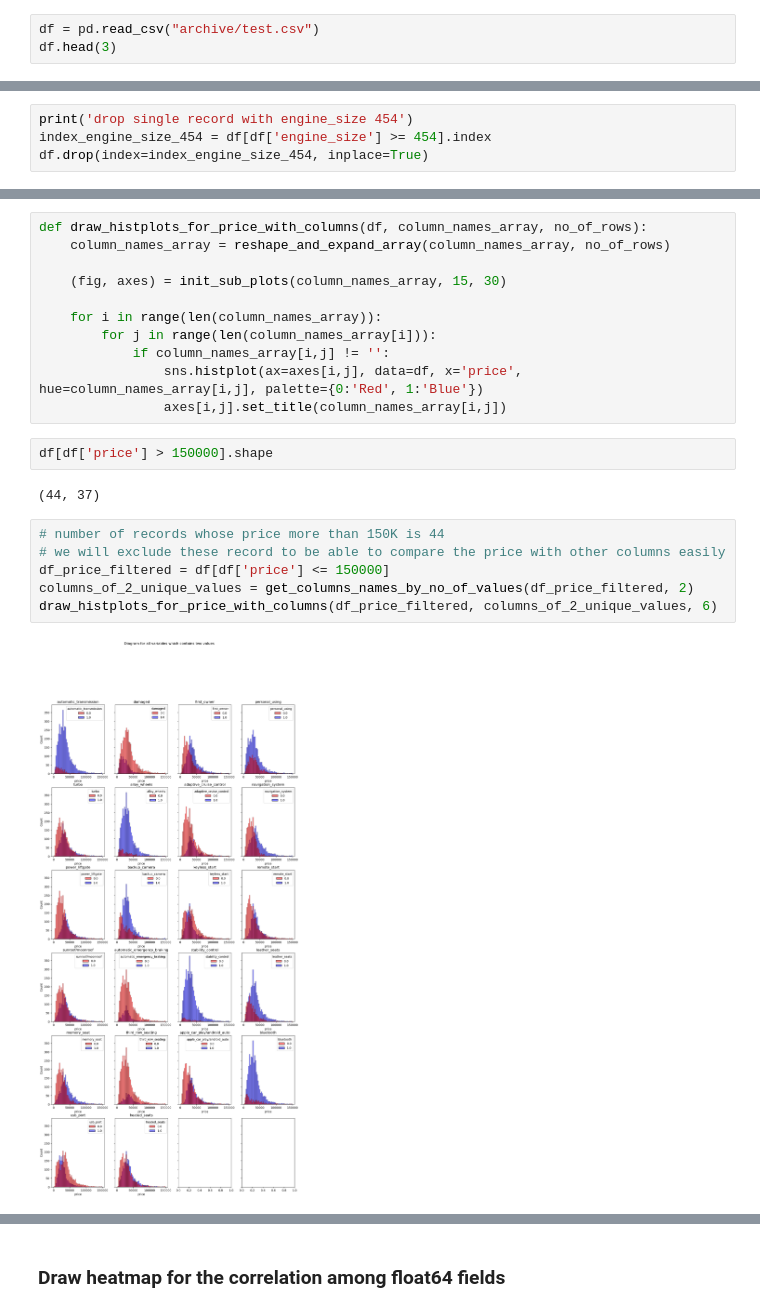
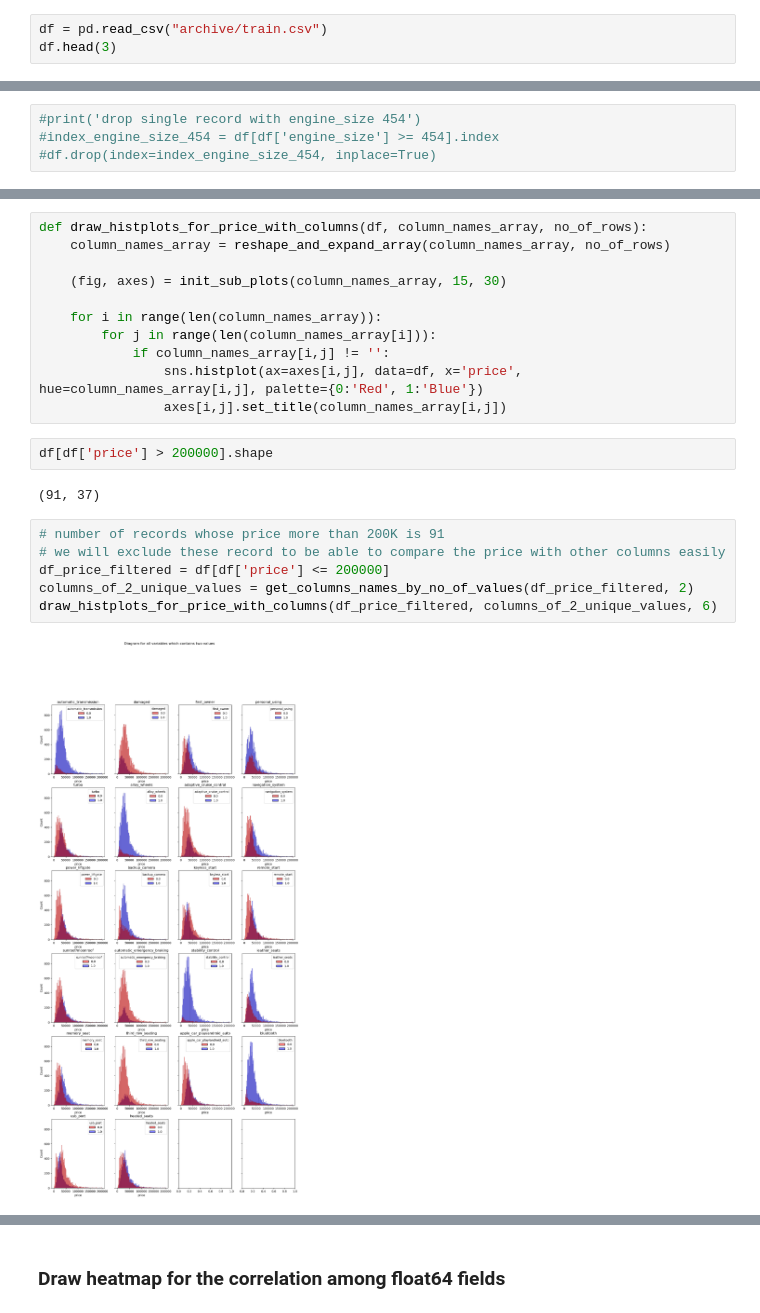
Before and after one commit to aahmedsherif/MachineLearning-UsedCars, a Jupyter notebook: mid-project-used-cars.ipynb, the cells around one changed output, grey strips where cells are left out. Saved outputs shown, nothing was run; the diff lists cells and outputs as text.

Commit message:
read train.csv instead of test.csv

```diff
--- a/mid-project-used-cars.ipynb
+++ b/mid-project-used-cars.ipynb
@@ -15,7 +15,7 @@ import plotly.express as px
 # %% [markdown]
 ### Read Dataset
 # %%
-df = pd.read_csv("archive/test.csv")
+df = pd.read_csv("archive/train.csv")
 df.head(3)
 # %% [output]
 |  | brand | model | year | mileage | engine | engine_size | transmission | automatic_transmission | ... |
@@ -370,4 +381,4 @@ df[df['engine_size'] >= 454]
 # %%
-print('drop single record with engine_size 454')
-index_engine_size_454 = df[df['engine_size'] >= 454].index
-df.drop(index=index_engine_size_454, inplace=True)
+#print('drop single record with engine_size 454')
+#index_engine_size_454 = df[df['engine_size'] >= 454].index
+#df.drop(index=index_engine_size_454, inplace=True)
@@ -588,17 +597,17 @@ def draw_histplots_for_price_with_columns(df, column_names_array, no_of_rows):
                 sns.histplot(ax=axes[i,j], data=df, x='price', hue=column_names_array[i,j], palette={0:'Red', 1:'Blue'})
                 axes[i,j].set_title(column_names_array[i,j])
 # %%
-df[df['price'] > 150000].shape
+df[df['price'] > 200000].shape
 # %% [output]
-(44, 37)
+(91, 37)
 # %%
-# number of records whose price more than 150K is 44
+# number of records whose price more than 200K is 91
 # we will exclude these record to be able to compare the price with other columns easily
-df_price_filtered = df[df['price'] <= 150000]
+df_price_filtered = df[df['price'] <= 200000]
 columns_of_2_unique_values = get_columns_names_by_no_of_values(df_price_filtered, 2)
 draw_histplots_for_price_with_columns(df_price_filtered, columns_of_2_unique_values, 6)
 # %% [output]
-[figure, old version]
+[figure, new version]
 # %% [markdown]
 ##### Based on the previous figure:
 
```
Also changed, not shown: parts of 46 cells of this notebook.
